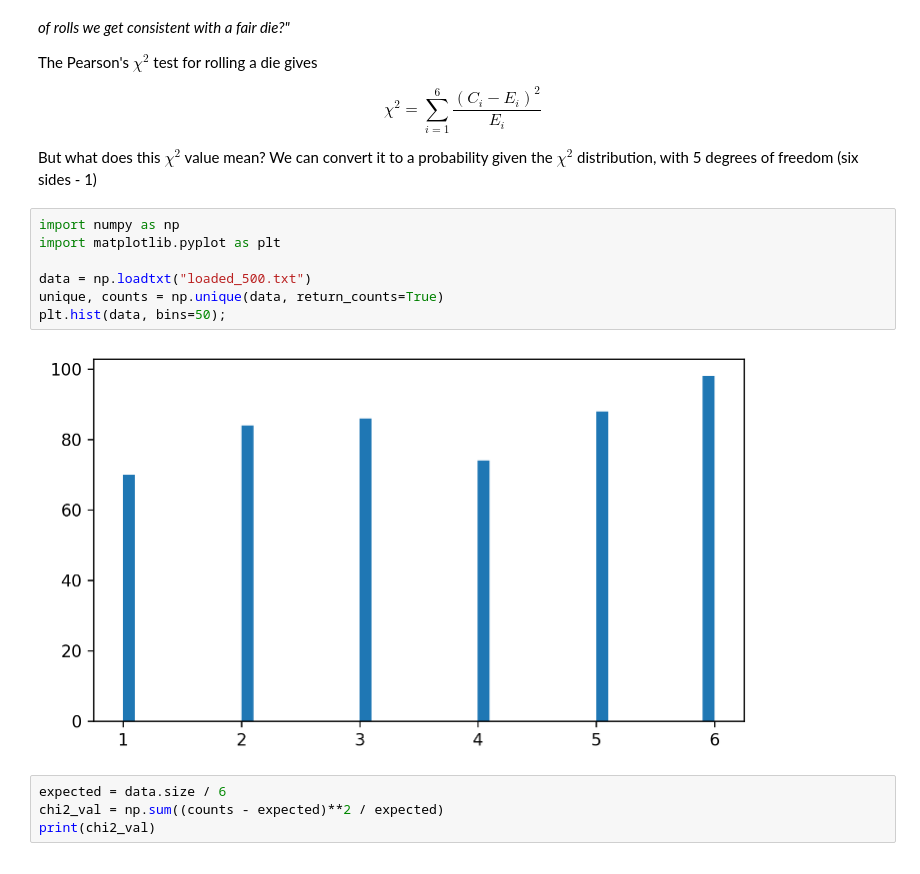
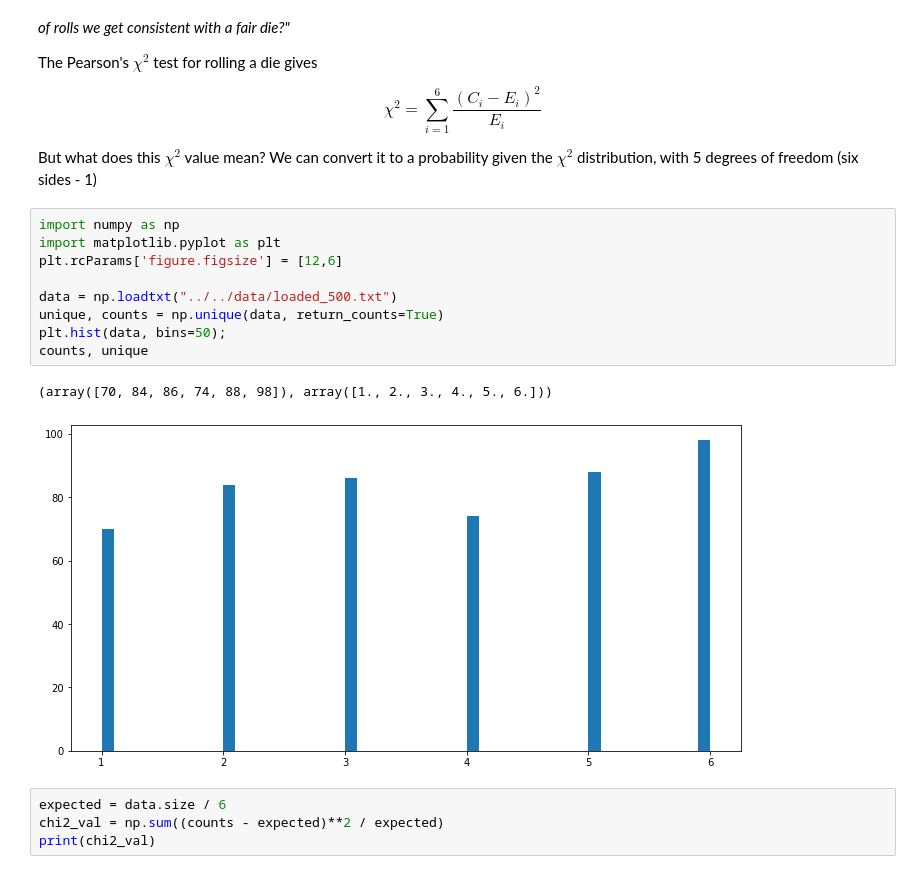
Before and after one commit to abbasmalekpour/AdalegIT, a Jupyter notebook: notebooks/08-Hypothesis Testing/03-Distributions.ipynb, the cells around one changed output. Drawn from its saved outputs; the diff is of its cells as text.

```diff
--- a/notebooks/08-Hypothesis Testing/03-Distributions.ipynb
+++ b/notebooks/08-Hypothesis Testing/03-Distributions.ipynb
@@ -13,12 +13,15 @@ But what does this $\chi^2$ value mean? We can convert it to a probability given
 # %%
 import numpy as np
 import matplotlib.pyplot as plt
+plt.rcParams['figure.figsize'] = [12,6]
 
-data = np.loadtxt("loaded_500.txt")
+data = np.loadtxt("../../data/loaded_500.txt")
 unique, counts = np.unique(data, return_counts=True)
 plt.hist(data, bins=50);
+counts, unique
 # %% [output]
+(array([70, 84, 86, 74, 88, 98]), array([1., 2., 3., 4., 5., 6.]))
-[figure, old version]
+[figure, new version]
 # %%
 expected = data.size / 6
 chi2_val = np.sum((counts - expected)**2 / expected)
```
Also changed, not shown: parts of 1 cell of this notebook, 44 other files.
